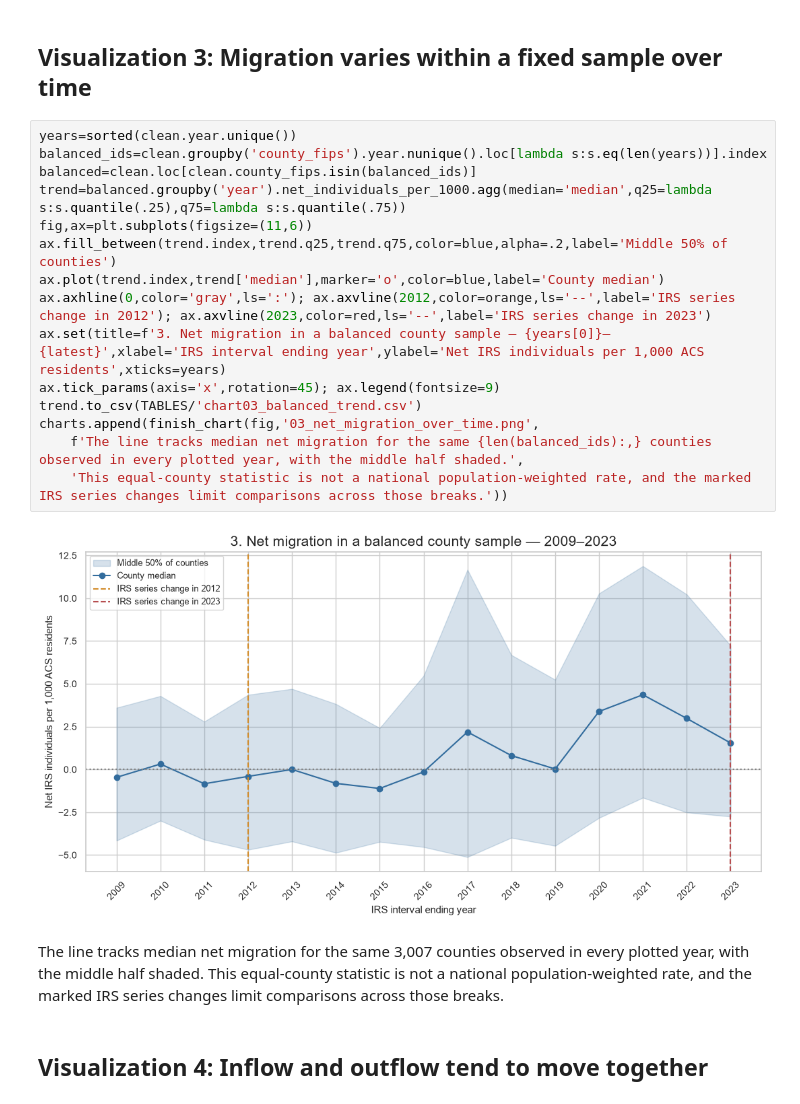
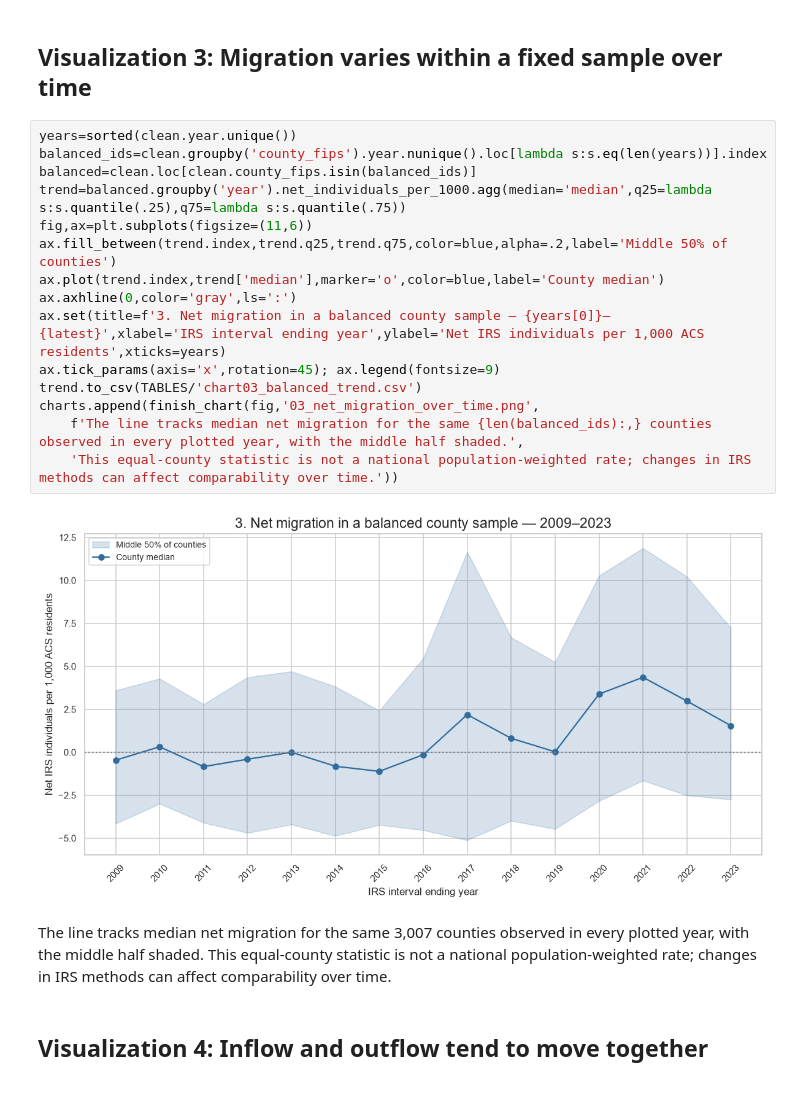
Before and after one commit to Kaxlow/us-migration, a Jupyter notebook: notebooks/02_eda_findings.ipynb, the cells around one changed output. Saved outputs shown, nothing was run; the diff lists cells and outputs as text.

```diff
--- a/notebooks/02_eda_findings.ipynb
+++ b/notebooks/02_eda_findings.ipynb
@@ -93,21 +93,21 @@ The median of county home-value estimates is $174,600, compared with a mean of $
 # %%
 years=sorted(clean.year.unique())
 balanced_ids=clean.groupby('county_fips').year.nunique().loc[lambda s:s.eq(len(years))].index
 balanced=clean.loc[clean.county_fips.isin(balanced_ids)]
 trend=balanced.groupby('year').net_individuals_per_1000.agg(median='median',q25=lambda s:s.quantile(.25),q75=lambda s:s.quantile(.75))
 fig,ax=plt.subplots(figsize=(11,6))
 ax.fill_between(trend.index,trend.q25,trend.q75,color=blue,alpha=.2,label='Middle 50% of counties')
 ax.plot(trend.index,trend['median'],marker='o',color=blue,label='County median')
-ax.axhline(0,color='gray',ls=':'); ax.axvline(2012,color=orange,ls='--',label='IRS series change in 2012'); ax.axvline(2023,color=red,ls='--',label='IRS series change in 2023')
+ax.axhline(0,color='gray',ls=':')
 ax.set(title=f'3. Net migration in a balanced county sample — {years[0]}–{latest}',xlabel='IRS interval ending year',ylabel='Net IRS individuals per 1,000 ACS residents',xticks=years)
 ax.tick_params(axis='x',rotation=45); ax.legend(fontsize=9)
 trend.to_csv(TABLES/'chart03_balanced_trend.csv')
 charts.append(finish_chart(fig,'03_net_migration_over_time.png',
     f'The line tracks median net migration for the same {len(balanced_ids):,} counties observed in every plotted year, with the middle half shaded.',
-    'This equal-county statistic is not a national population-weighted rate, and the marked IRS series changes limit comparisons across those breaks.'))
+    'This equal-county statistic is not a national population-weighted rate; changes in IRS methods can affect comparability over time.'))
 # %% [output]
-[figure, old version]
+[figure, new version]
-The line tracks median net migration for the same 3,007 counties observed in every plotted year, with the middle half shaded. This equal-county statistic is not a national population-weighted rate, and the marked IRS series changes limit comparisons across those breaks.
+The line tracks median net migration for the same 3,007 counties observed in every plotted year, with the middle half shaded. This equal-county statistic is not a national population-weighted rate; changes in IRS methods can affect comparability over time.
 # %% [markdown]
 ## Visualization 4: Inflow and outflow tend to move together
 # %%
```
Also changed, not shown: 14 other files.
